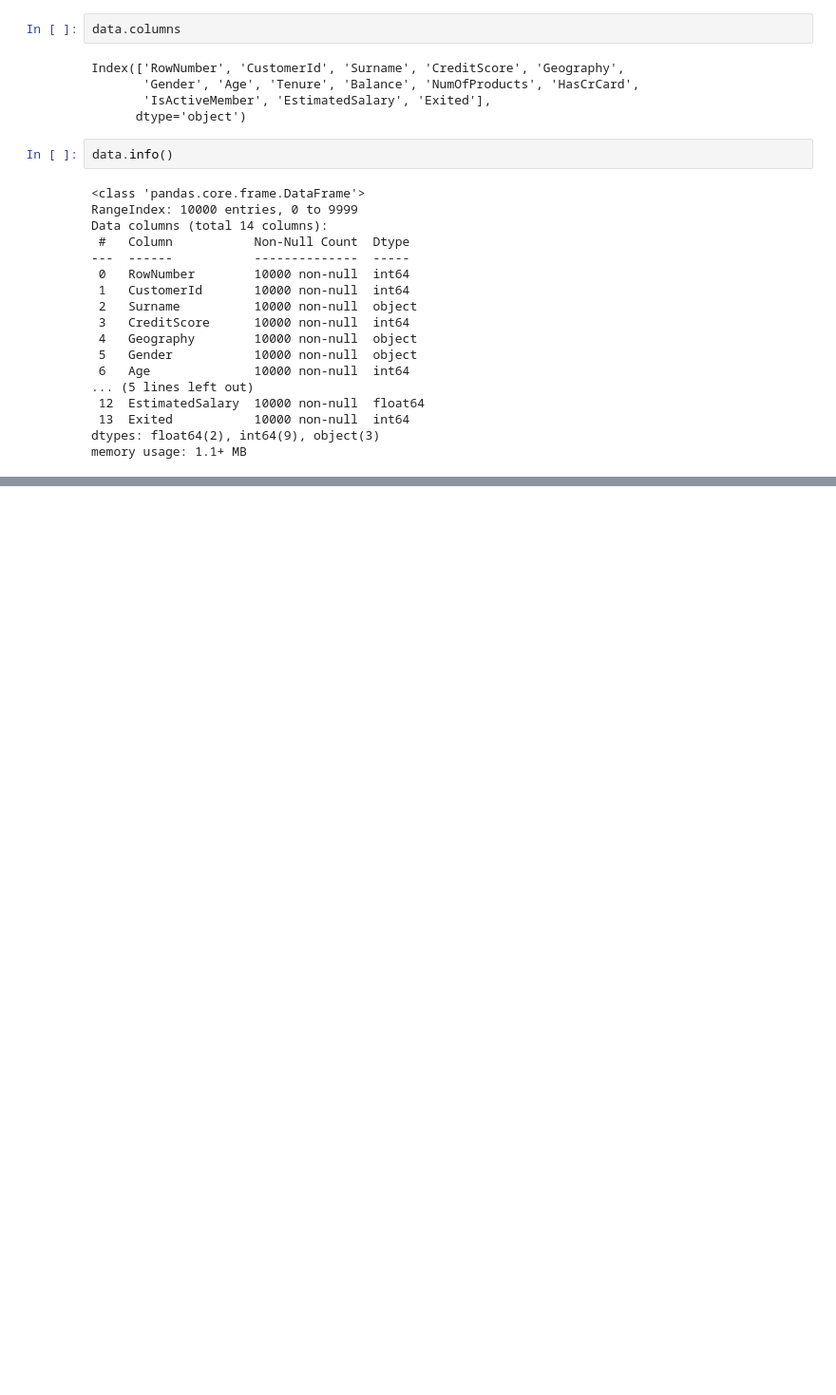
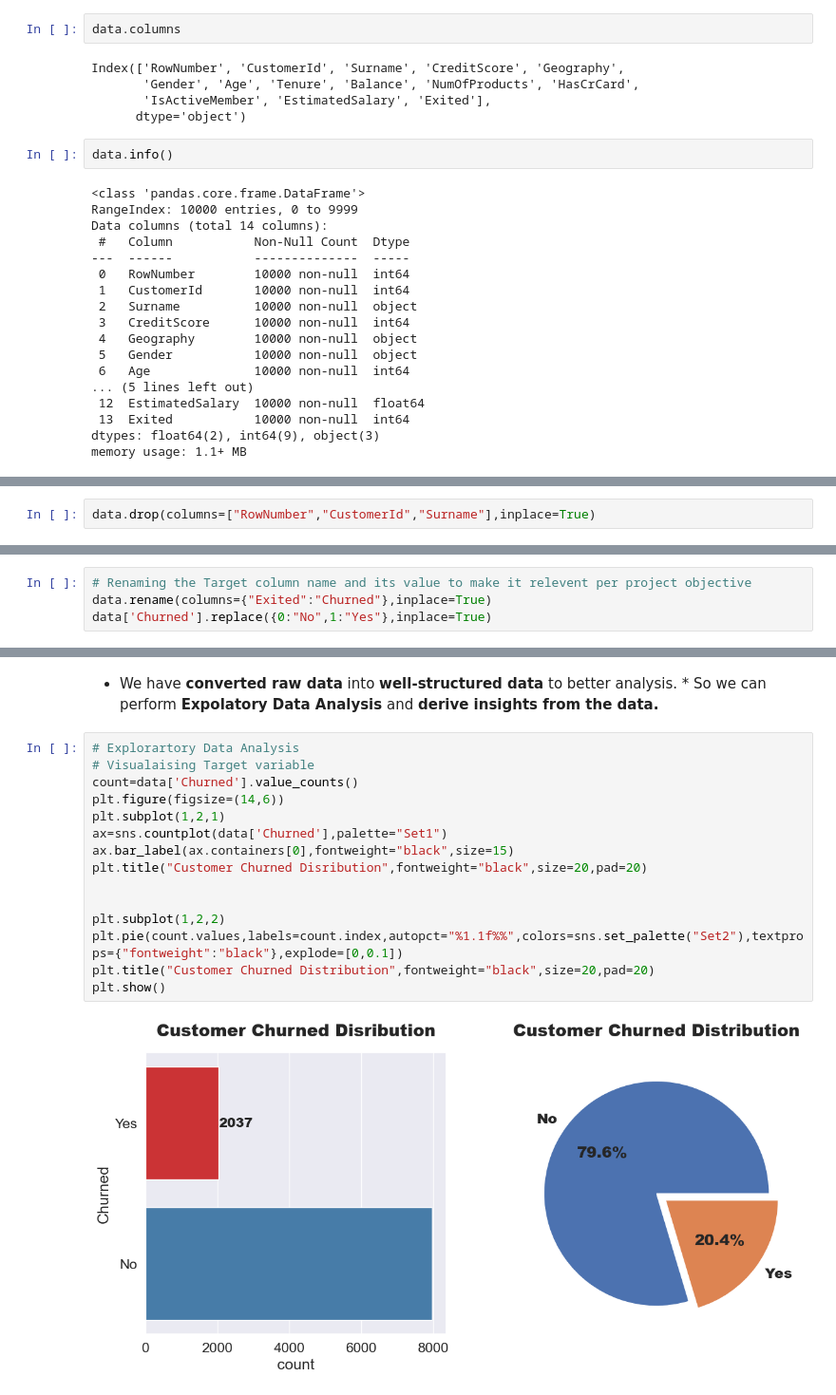
Before and after one commit to ankitghai83/financial_churn_analysis, a Jupyter notebook: src/EDA AND MODEL IN JUPYTER/EDA_MODELBankingChurn_Analysis.ipynb, the cells around one changed output, grey strips where cells are left out. Shown at 95% size. Cells and saved outputs as stored; diff of their text form; blank space fills up the shorter version.

```diff
--- a/src/EDA AND MODEL IN JUPYTER/EDA_MODELBankingChurn_Analysis.ipynb
+++ b/src/EDA AND MODEL IN JUPYTER/EDA_MODELBankingChurn_Analysis.ipynb
@@ -70,0 +129,2 @@ memory usage: 1.1+ MB
+# %%
+data.drop(columns=["RowNumber","CustomerId","Surname"],inplace=True)
@@ -70,0 +135,4 @@ memory usage: 1.1+ MB
+# %%
+# Renaming the Target column name and its value to make it relevent per project objective
+data.rename(columns={"Exited":"Churned"},inplace=True)
+data['Churned'].replace({0:"No",1:"Yes"},inplace=True)
@@ -70,0 +144,19 @@ memory usage: 1.1+ MB
+# %% [markdown]
+* We have **converted raw data** into **well-structured data** to better analysis. * So we can perform **Expolatory Data Analysis** and **derive insights from the data.**
+# %%
+# Explorartory Data Analysis
+# Visualaising Target variable
+count=data['Churned'].value_counts()
+plt.figure(figsize=(14,6))
+plt.subplot(1,2,1)
+ax=sns.countplot(data['Churned'],palette="Set1")
+ax.bar_label(ax.containers[0],fontweight="black",size=15)
+plt.title("Customer Churned Disribution",fontweight="black",size=20,pad=20)
+
+
+plt.subplot(1,2,2)
+plt.pie(count.values,labels=count.index,autopct="%1.1f%%",colors=sns.set_palette("Set2"),textprops={"fontweight":"black"},explode=[0,0.1])
+plt.title("Customer Churned Distribution",fontweight="black",size=20,pad=20)
+plt.show()
+# %% [output]
+[figure, added]
```
Also changed, not shown: parts of 81 cells of this notebook.
